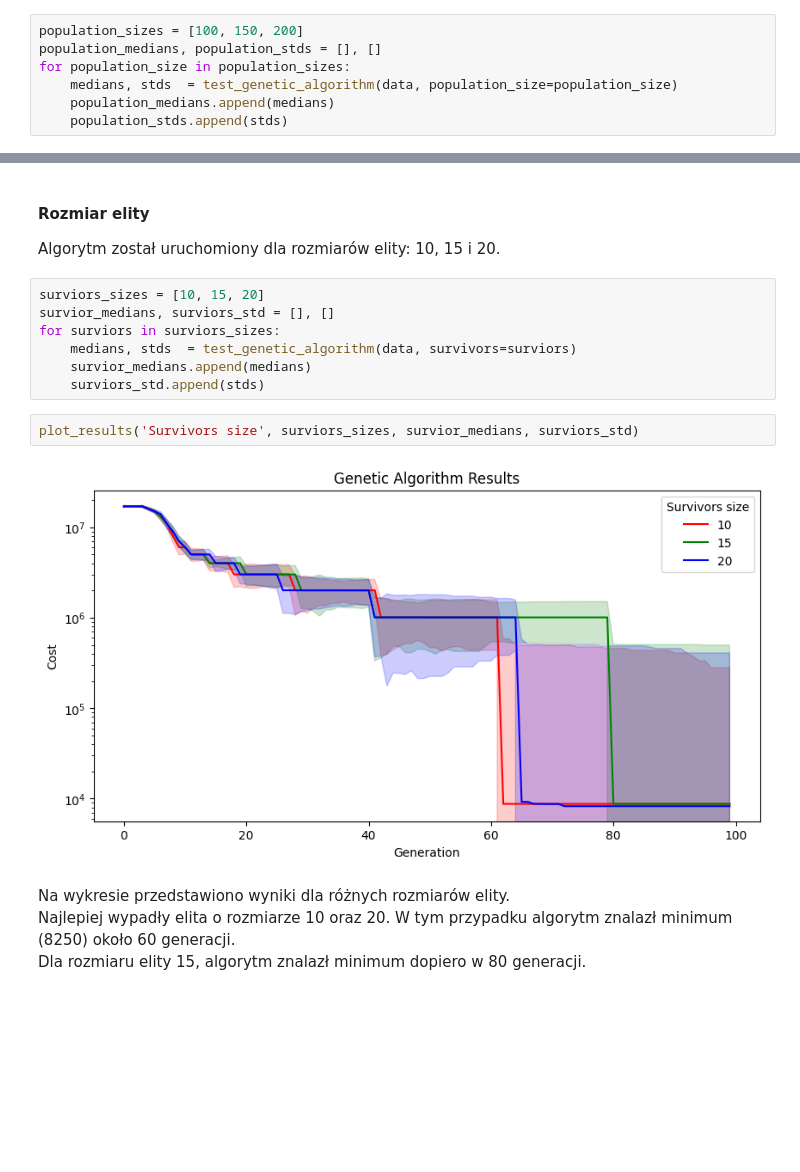
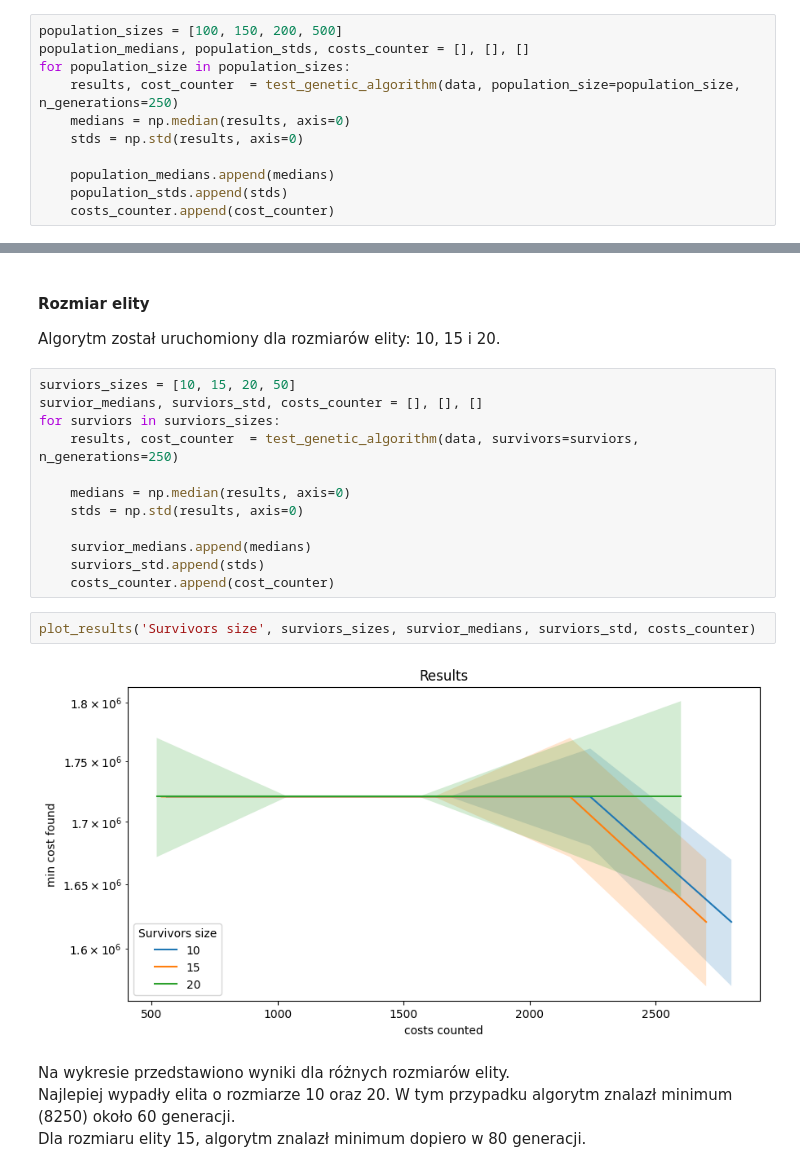
Before and after one commit to brzoza6538/network_constraints, a Jupyter notebook: network_constraints.ipynb, the cells around one changed output, grey strips where cells are left out. Cells and saved outputs as stored; diff of their text form; blank space fills up the shorter version.

```diff
--- a/network_constraints.ipynb
+++ b/network_constraints.ipynb
@@ -65,9 +51,13 @@ Algorytm został wywołany 10 razy dla każdej kombinacji parametrów.
 #### Rozmiar populacji
 Algorytm został uruchomiony dla rozmiarów populacji: 100, 150 i 200.
 # %%
-population_sizes = [100, 150, 200]
-population_medians, population_stds = [], []
+population_sizes = [100, 150, 200, 500]
+population_medians, population_stds, costs_counter = [], [], []
 for population_size in population_sizes:
-    medians, stds  = test_genetic_algorithm(data, population_size=population_size)
+    results, cost_counter  = test_genetic_algorithm(data, population_size=population_size, n_generations=250)
+    medians = np.median(results, axis=0)
+    stds = np.std(results, axis=0)
+
     population_medians.append(medians)
     population_stds.append(stds)
+    costs_counter.append(cost_counter)
@@ -102,16 +74,21 @@ Dla rozmiaru populacji 100, algorytm czasem znajdował minimum.
 #### Rozmiar elity
 Algorytm został uruchomiony dla rozmiarów elity: 10, 15 i 20.
 # %%
-surviors_sizes = [10, 15, 20]
-survior_medians, surviors_std = [], []
+surviors_sizes = [10, 15, 20, 50]
+survior_medians, surviors_std, costs_counter = [], [], []
 for surviors in surviors_sizes:
-    medians, stds  = test_genetic_algorithm(data, survivors=surviors)
+    results, cost_counter  = test_genetic_algorithm(data, survivors=surviors, n_generations=250)
+
+    medians = np.median(results, axis=0)
+    stds = np.std(results, axis=0)
+
     survior_medians.append(medians)
     surviors_std.append(stds)
+    costs_counter.append(cost_counter)
 # %%
-plot_results('Survivors size', surviors_sizes, survior_medians, surviors_std)
+plot_results('Survivors size', surviors_sizes, survior_medians, surviors_std, costs_counter)
 # %% [output]
-[figure, old version]
+[figure, new version]
 # %% [markdown]
 Na wykresie przedstawiono wyniki dla różnych rozmiarów elity.\
 Najlepiej wypadły elita o rozmiarze 10 oraz 20. W tym przypadku algorytm znalazł minimum (8250) około 60 generacji.\
```
Also changed, not shown: parts of 26 cells of this notebook, 3 other files.
